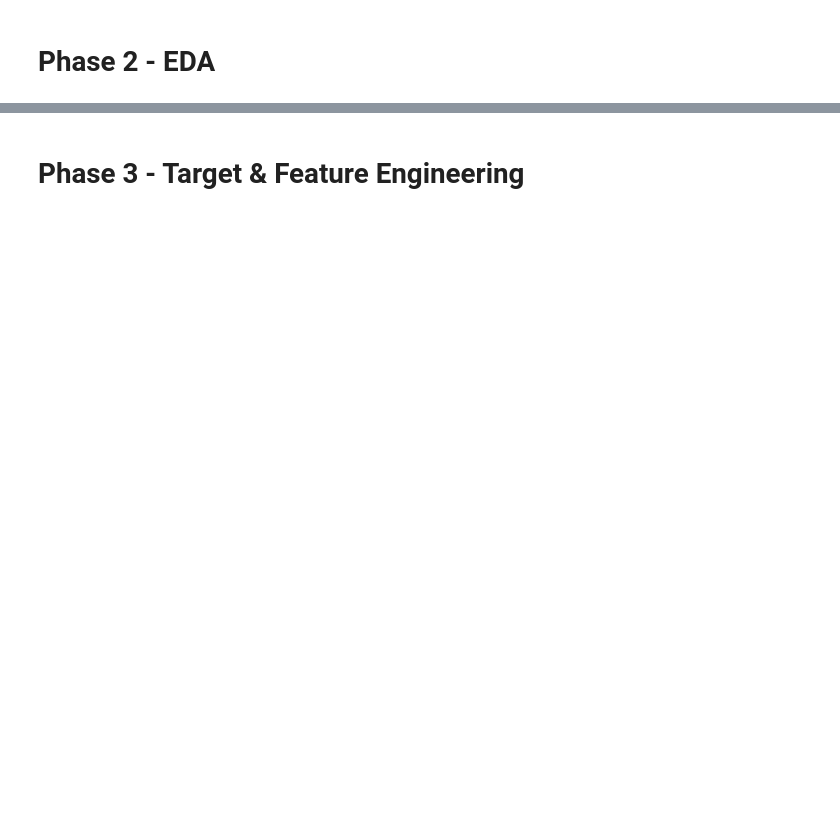
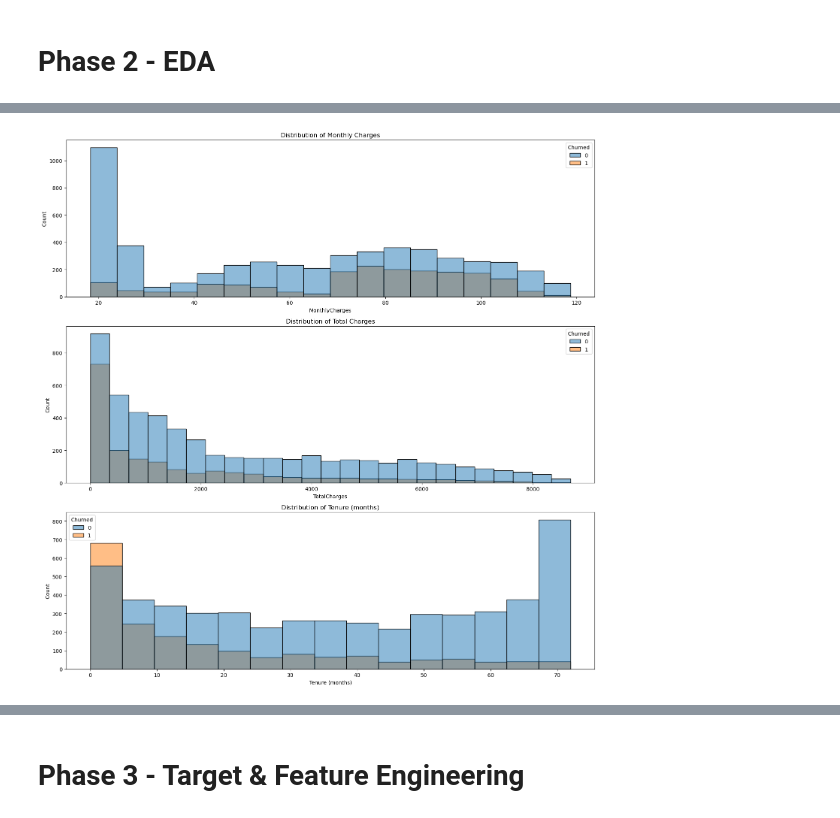
Before and after one commit to DigitalKnight74/TripleTen_Projects, a Jupyter notebook: Sprint 17 - Final Project/Interconnect_Telecom_Client_Churn.ipynb, the cells around one changed output, grey strips where cells are left out. Drawn from its saved outputs; the diff is of its cells as text; code cells hidden in the pictures; blank space fills up the shorter version.

```diff
--- a/Sprint 17 - Final Project/Interconnect_Telecom_Client_Churn.ipynb
+++ b/Sprint 17 - Final Project/Interconnect_Telecom_Client_Churn.ipynb
@@ -127,0 +171,11 @@ memory usage: 1.1+ MB
+# %%
+# Convert 'BeginDate' to dateime
+df_final['BeginDate'] = pd.to_datetime(df_final['BeginDate'], errors='coerce', yearfirst=True, format='%Y-%m-%d')
+
+# Create New 'EndDate' column and convert for calculation purposes only - preserves the original data
+df_final['EndDate_dt'] = pd.to_datetime(df_final['EndDate'], errors='coerce', yearfirst=True, format='%Y-%m-%d %H:%M:%S')
+df_final['EndDate_dt'] = df_final['EndDate_dt'].fillna(pd.Timestamp('2020-02-01'))
+
+#df_final.info()
+print(df_final.head(20))
+df_final.info()
@@ -129,0 +252,12 @@ memory usage: 1.1+ MB
+# %%
+# Derive 'tenure' of each client's contract
+df_final['Tenure (months)'] = (df_final['EndDate_dt'] - df_final['BeginDate']).dt.days
+df_final['Tenure (months)'] = round(df_final['Tenure (months)'] / 30.44, 3)
+
+#print(df_final['Tenure (months)'])
+# %%
+# Derive 'Churned' column to show clients who have already left
+df_final['Churned'] = (df_final['EndDate'] != 'No').astype(int)
+
+#print(df_final.head(20))
+df_final['Churned'].value_counts()
@@ -129,0 +308,22 @@ memory usage: 1.1+ MB
+# %%
+# Histogram for 'MonthlyCharges' with 'Churned' overlay
+fig, axes = plt.subplots(3, 1, figsize=[15,15])
+sns.histplot(data=df_final,
+             x='MonthlyCharges',
+             hue='Churned',
+             ax=axes[0])
+axes[0].set_title('Distribution of Monthly Charges')
+sns.histplot(data=df_final,
+             x='TotalCharges',
+             hue='Churned',
+             ax=axes[1])
+axes[1].set_title('Distribution of Total Charges')
+sns.histplot(data=df_final,
+             x='Tenure (months)',
+             hue='Churned',
+             ax=axes[2])
+axes[2].set_title('Distribution of Tenure (months)')
+plt.tight_layout()
+plt.show()
+# %% [output]
+[figure, added]
```
Also changed, not shown: parts of 19 cells of this notebook.
